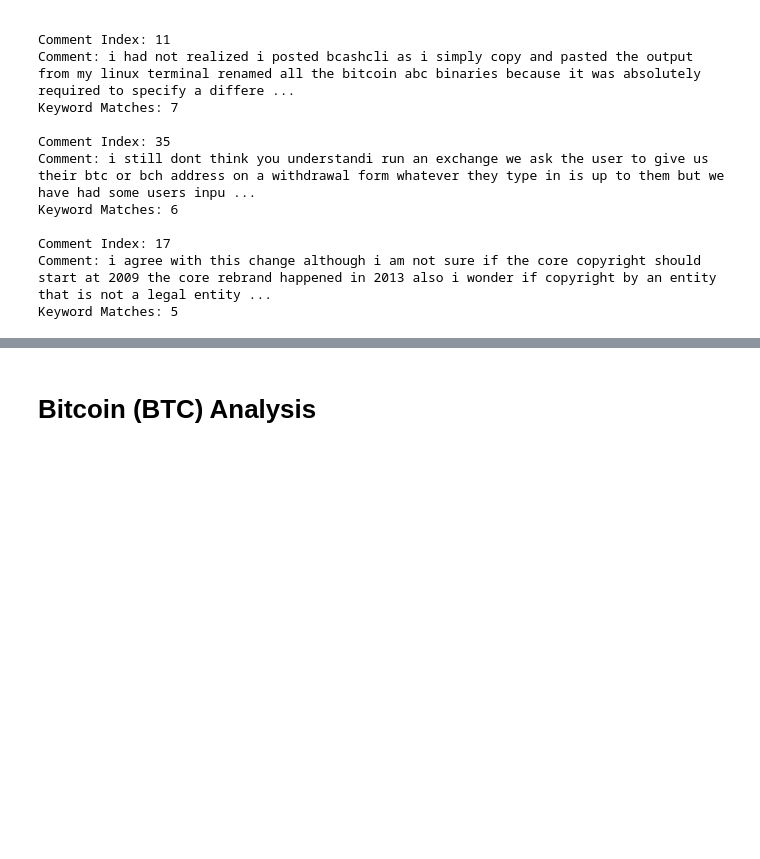
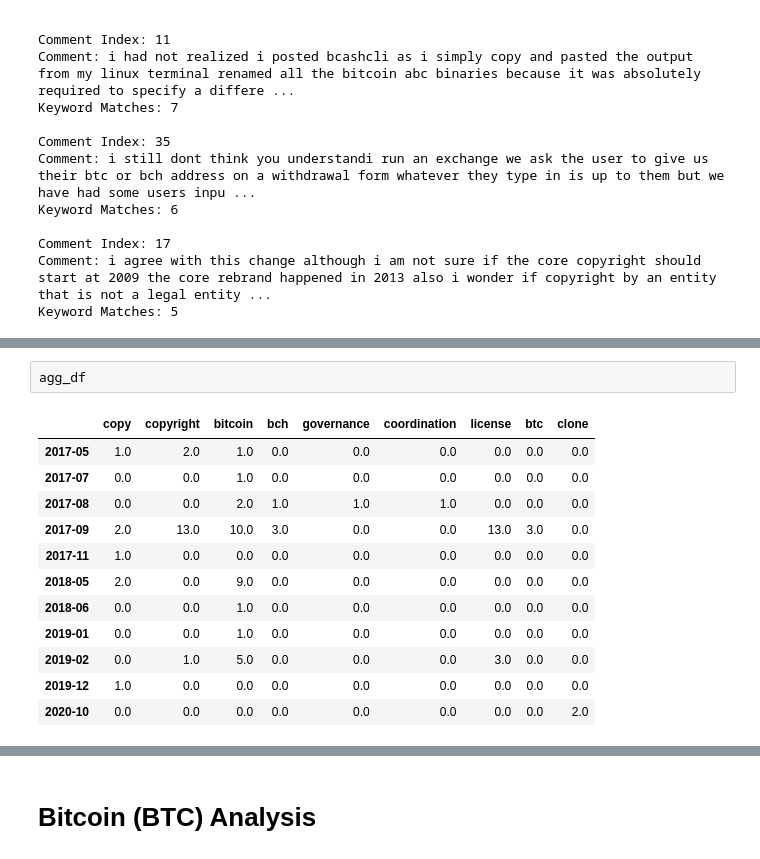
Before and after one commit to SavinduHerath/DSPP_Project_OSS_Forking, a Jupyter notebook: NLP_Analysis.ipynb, the cells around one changed output, grey strips where cells are left out. Saved outputs shown, nothing was run; the diff lists cells and outputs as text; blank space fills up the shorter version.

```diff
--- a/NLP_Analysis.ipynb
+++ b/NLP_Analysis.ipynb
@@ -184,0 +212,15 @@ Keyword Matches: 5
+# %%
+agg_df
+# %% [output]
+|  | copy | copyright | bitcoin | bch | governance | coordination | license | btc | clone |
+| 2017-05 | 1.0 | 2.0 | 1.0 | 0.0 | 0.0 | 0.0 | 0.0 | 0.0 | 0.0 |
+| 2017-07 | 0.0 | 0.0 | 1.0 | 0.0 | 0.0 | 0.0 | 0.0 | 0.0 | 0.0 |
+| 2017-08 | 0.0 | 0.0 | 2.0 | 1.0 | 1.0 | 1.0 | 0.0 | 0.0 | 0.0 |
+| 2017-09 | 2.0 | 13.0 | 10.0 | 3.0 | 0.0 | 0.0 | 13.0 | 3.0 | 0.0 |
+| 2017-11 | 1.0 | 0.0 | 0.0 | 0.0 | 0.0 | 0.0 | 0.0 | 0.0 | 0.0 |
+| 2018-05 | 2.0 | 0.0 | 9.0 | 0.0 | 0.0 | 0.0 | 0.0 | 0.0 | 0.0 |
+| 2018-06 | 0.0 | 0.0 | 1.0 | 0.0 | 0.0 | 0.0 | 0.0 | 0.0 | 0.0 |
+| 2019-01 | 0.0 | 0.0 | 1.0 | 0.0 | 0.0 | 0.0 | 0.0 | 0.0 | 0.0 |
+| 2019-02 | 0.0 | 1.0 | 5.0 | 0.0 | 0.0 | 0.0 | 3.0 | 0.0 | 0.0 |
+| 2019-12 | 1.0 | 0.0 | 0.0 | 0.0 | 0.0 | 0.0 | 0.0 | 0.0 | 0.0 |
+| 2020-10 | 0.0 | 0.0 | 0.0 | 0.0 | 0.0 | 0.0 | 0.0 | 0.0 | 2.0 |
```
Also changed, not shown: parts of 15 cells of this notebook, 6 other files.
